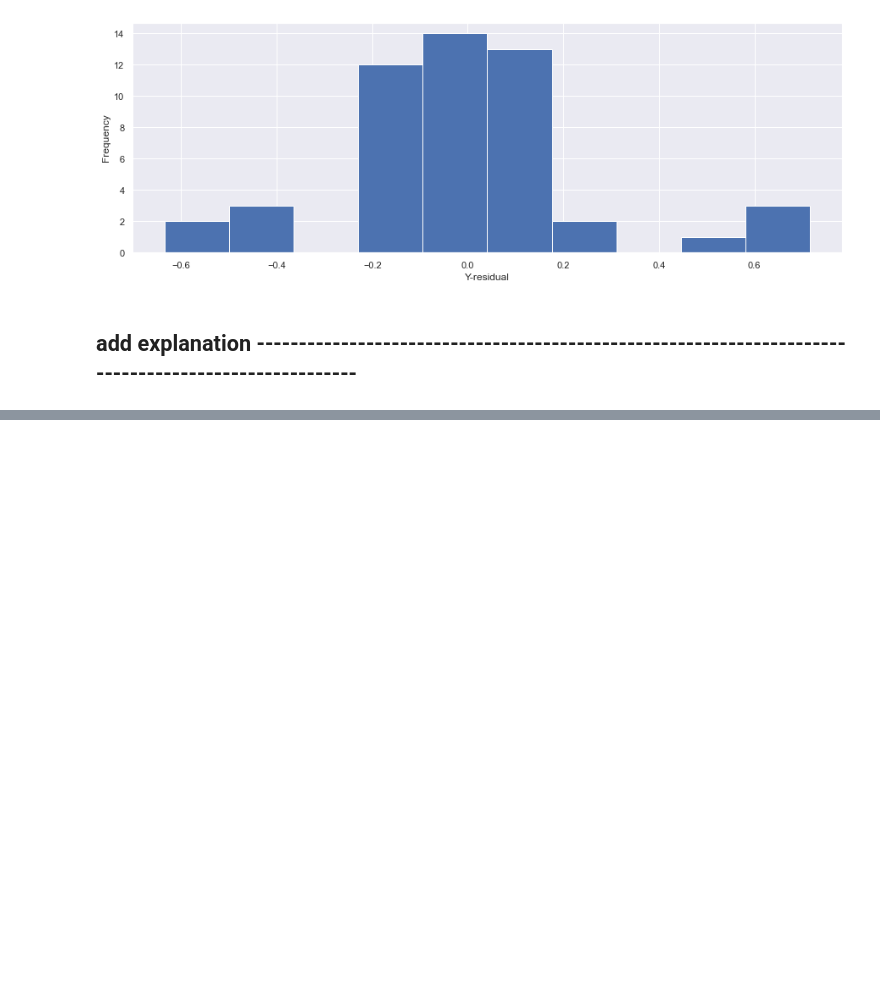
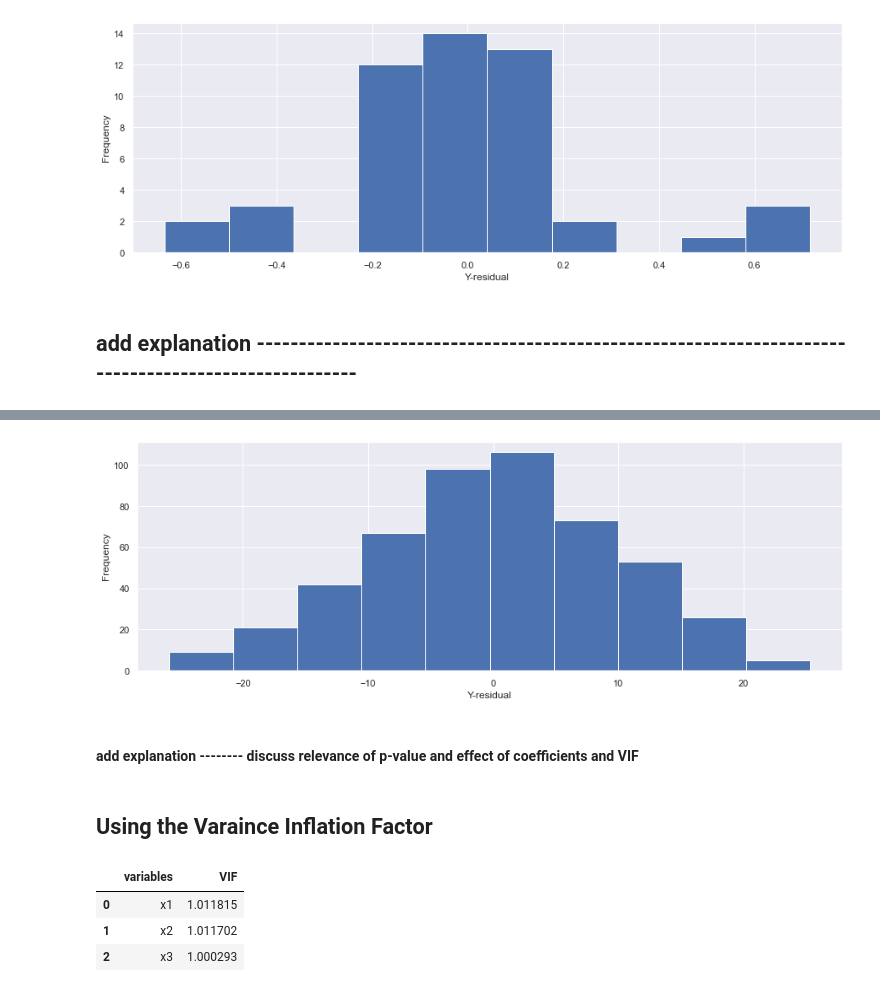
Before and after one commit to PriyankaVelagala/INM702, a Jupyter notebook: Task2/Task 2-FinalDraft.ipynb, the cells around one changed output, grey strips where cells are left out. Saved outputs shown, nothing was run; the diff lists cells and outputs as text; code cells hidden in the pictures; blank space fills up the shorter version.

```diff
--- a/Task2/Task 2-FinalDraft.ipynb
+++ b/Task2/Task 2-FinalDraft.ipynb
@@ -527,0 +535,13 @@ Notes:
+# %%
+#generate data
+data = generate_data(4, [-10,-10,-10, -10],  [10, 10,10,10], 0, 10, 500, 1023)
+data['x4'] = data['x4'] + data['x3'] + data['x2'] # depends on x4, x3, x2
+data['x5'] = data['x2']*(3) + data['x3']*(-2) # depends on x2, x3
+data['x6'] = data['x4'] + data['x5'] # depends on x2,x3,x4,x5
+
+LINE_PARAMETERS = [3,4,5,6, 7, 8]
+data['y'] = calculate_y(data, 5, LINE_PARAMETERS )
+#fit using OLS model
+result = sm.ols(formula='y ~ x1 + x2 + x3 + x4 + x5 + x6', data=data).fit()
+result.summary()
+#print_OLS_result(result)
@@ -527,0 +575,8 @@ Notes:
+# %%
+data['x6'] = data['x4']*2 + data['x5']*-1.8 # depends on x2,x3,x4,x5
+
+LINE_PARAMETERS = [3,4,5,6, 7, 8]
+data['y'] = calculate_y(data, 5, LINE_PARAMETERS )
+#fit using OLS model
+result = sm.ols(formula='y ~ x1 + x2 + x3 + x4 + x5 + x6', data=data).fit()
+result.summary()
@@ -527,0 +610,23 @@ Notes:
+# %%
+data['y_est'] = calculate_y_est(data, result)
+data['residuals'] = data['y_est'] - data['y']
+
+sns.set(rc = {'figure.figsize':(15,5)})
+residuals_hist = plt.hist(data.residuals)
+plt.xlabel('Y-residual')
+plt.ylabel('Frequency')
+
+None
+# %% [output]
+[figure, added]
+# %% [markdown]
+#### add explanation -------- discuss relevance of p-value and effect of coefficients and VIF
+# %% [markdown]
+## Using the Varaince Inflation Factor
+# %%
+calculate_vif(data[['x1', 'x2',  'x3']]) # expected
+# %% [output]
+|  | variables | VIF |
+| 0 | x1 | 1.011815 |
+| 1 | x2 | 1.011702 |
+| 2 | x3 | 1.000293 |
```
Also changed, not shown: parts of 28 cells of this notebook, 1 other file.
